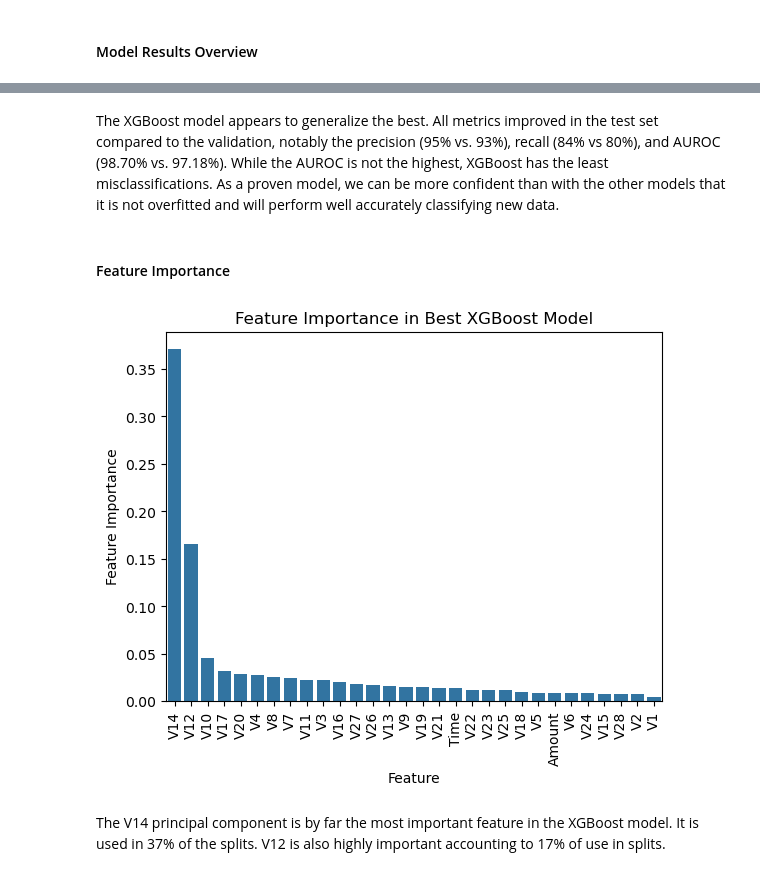
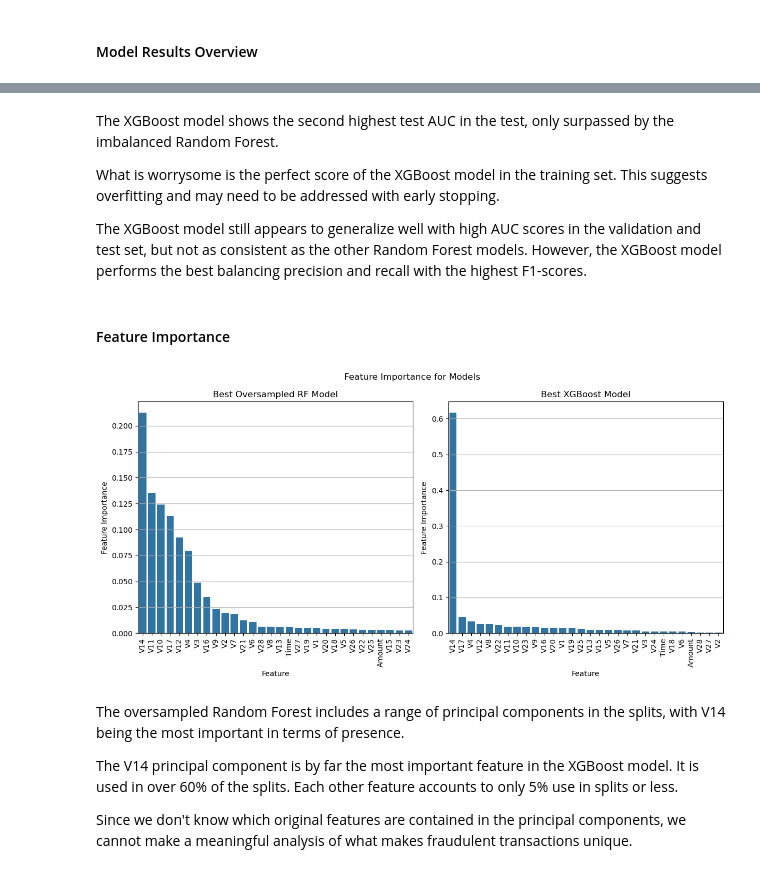
Before and after one commit to cedrickeller-cmd/financial-transactions-fraud-detection, a Jupyter notebook: random_forest.ipynb, the cells around one changed output, grey strips where cells are left out. Cells and saved outputs as stored; diff of their text form; code cells hidden in the pictures.

```diff
--- a/random_forest.ipynb
+++ b/random_forest.ipynb
@@ -611,15 +628,47 @@ model_performance_df.iloc[:,:-3]
-# %% [markdown]
-The XGBoost model appears to generalize the best. All metrics improved in the test set compared to the validation, notably the precision (95% vs. 93%), recall (84% vs 80%), and AUROC (98.70% vs. 97.18%). While the AUROC is not the highest, XGBoost has the least misclassifications. As a proven model, we can be more confident than with the other models that it is not overfitted and will perform well accurately classifying new data.
+# %% [markdown]
+The XGBoost model shows the second highest test AUC in the test, only surpassed by the imbalanced Random Forest.
+
+What is worrysome is the perfect score of the XGBoost model in the training set. This suggests overfitting and may need to be addressed with early stopping.
+
+The XGBoost model still appears to generalize well with high AUC scores in the validation and test set, but not as consistent as the other Random Forest models. However, the XGBoost model performs the best balancing precision and recall with the highest F1-scores.
 # %% [markdown]
 #### Feature Importance
-# %%
-f_importance_df = pd.DataFrame({'Feature': X_val.columns, 'Feature Importance': grid_search_xgb.best_estimator_.feature_importances_})
-f_importance_df = f_importance_df.sort_values(by='Feature Importance',ascending=False)
-
-plt.title('Feature Importance in Best XGBoost Model')
-sns.barplot(x='Feature', y='Feature Importance', data=f_importance_df);
-plt.xticks(rotation=90);
-# %% [output]
-[figure, removed]
-# %% [markdown]
-The V14 principal component is by far the most important feature in the XGBoost model. It is used in 37% of the splits. V12 is also highly important accounting to 17% of use in splits.
+# %%
+f_importance_rfc = pd.DataFrame({
+    'Feature': X_train.columns,
+    'Feature Importance': rfc_search.best_estimator_.feature_importances_
+}).sort_values(by='Feature Importance', ascending=False)
+
+f_importance_rfc_over = pd.DataFrame({
+    'Feature': X_train.columns,
+    'Feature Importance': rfc_search_over.best_estimator_.feature_importances_
+}).sort_values(by='Feature Importance', ascending=False)
+f_importance_xgb = pd.DataFrame({
+    'Feature': X_train.columns,
+    'Feature Importance': grid_search_xgb.best_estimator_.feature_importances_
+}).sort_values(by='Feature Importance', ascending=False)
+
+fig, axes = plt.subplots(1, 2, figsize=(12, 6))
+
+axes[0].set_title('Best Oversampled RF Model')
+sns.barplot(x='Feature', y='Feature Importance', data=f_importance_rfc_over, ax=axes[0])
+axes[0].set_ylabel('Feature Importance')
+axes[0].tick_params(axis='x', rotation=90)
+axes[0].grid(axis='y')
+
+axes[1].set_title('Best XGBoost Model')
+sns.barplot(x='Feature', y='Feature Importance', data=f_importance_xgb, ax=axes[1])
+axes[1].set_ylabel('Feature Importance')
+axes[1].tick_params(axis='x', rotation=90)
+axes[1].grid(axis='y')
+
+plt.suptitle('Feature Importance for Models', fontsize=12)
+plt.tight_layout();
+# %% [output]
+[figure, added]
+# %% [markdown]
+The oversampled Random Forest includes a range of principal components in the splits, with V14 being the most important in terms of presence.
+
+The V14 principal component is by far the most important feature in the XGBoost model. It is used in over 60% of the splits. Each other feature accounts to only 5% use in splits or less.
+
+Since we don't know which original features are contained in the principal components, we cannot make a meaningful analysis of what makes fraudulent transactions unique.
```
Also changed, not shown: parts of 14 cells of this notebook.
